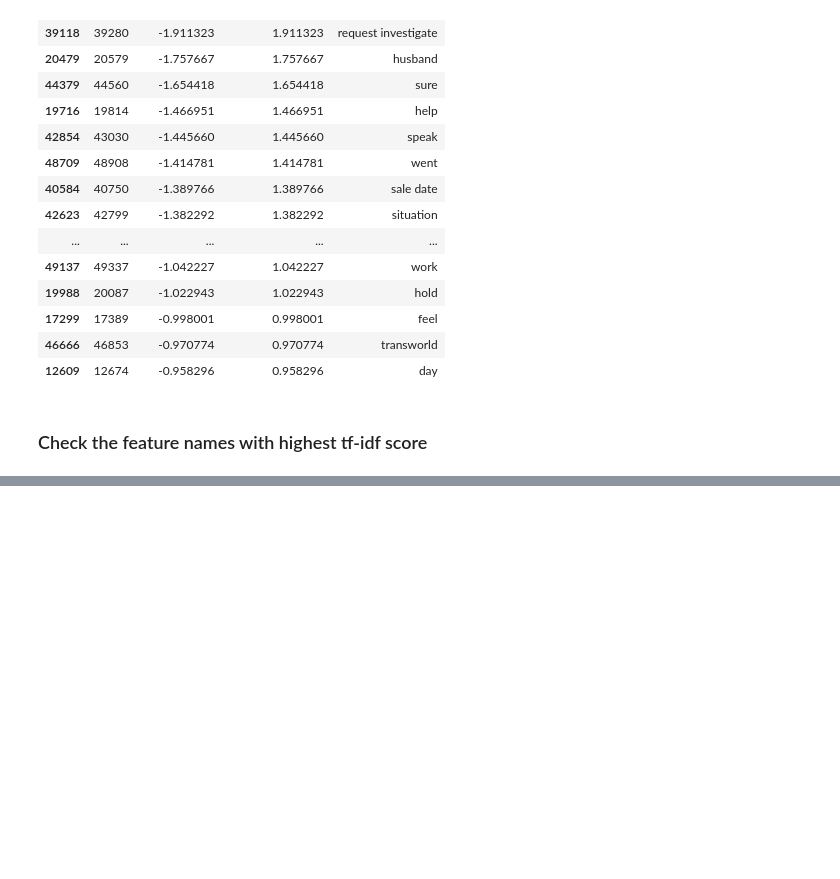
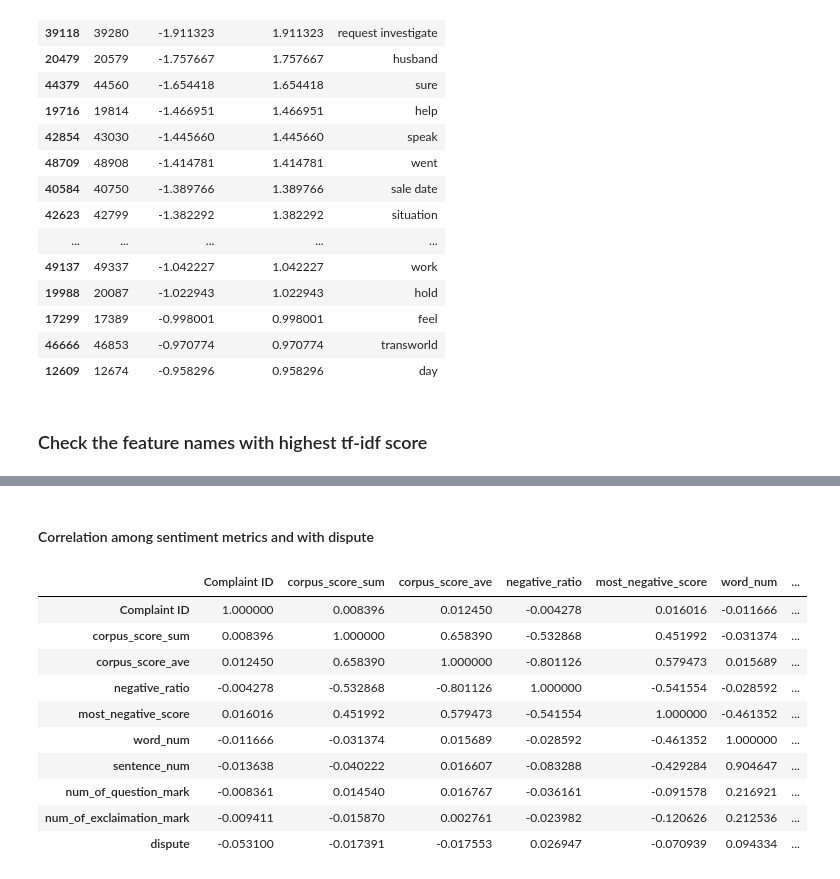
Before and after one commit to haolin-ds/ComplaintsAnalysis, a Jupyter notebook: model_analysis.ipynb, the cells around one changed output, grey strips where cells are left out. Cells and saved outputs as stored; diff of their text form; code cells hidden in the pictures; blank space fills up the shorter version.

```diff
--- a/model_analysis.ipynb
+++ b/model_analysis.ipynb
@@ -129,0 +248,16 @@ complaints = pd.read_csv("Complaint")
+# %% [markdown]
+#### Correlation among sentiment metrics and with dispute
+# %%
+sentiment_metrics.corr()
+# %% [output]
+|  | Complaint ID | corpus_score_sum | corpus_score_ave | negative_ratio | most_negative_score | word_num | ... |
+| Complaint ID | 1.000000 | 0.008396 | 0.012450 | -0.004278 | 0.016016 | -0.011666 | ... |
+| corpus_score_sum | 0.008396 | 1.000000 | 0.658390 | -0.532868 | 0.451992 | -0.031374 | ... |
+| corpus_score_ave | 0.012450 | 0.658390 | 1.000000 | -0.801126 | 0.579473 | 0.015689 | ... |
+| negative_ratio | -0.004278 | -0.532868 | -0.801126 | 1.000000 | -0.541554 | -0.028592 | ... |
+| most_negative_score | 0.016016 | 0.451992 | 0.579473 | -0.541554 | 1.000000 | -0.461352 | ... |
+| word_num | -0.011666 | -0.031374 | 0.015689 | -0.028592 | -0.461352 | 1.000000 | ... |
+| sentence_num | -0.013638 | -0.040222 | 0.016607 | -0.083288 | -0.429284 | 0.904647 | ... |
+| num_of_question_mark | -0.008361 | 0.014540 | 0.016767 | -0.036161 | -0.091578 | 0.216921 | ... |
+| num_of_exclaimation_mark | -0.009411 | -0.015870 | 0.002761 | -0.023982 | -0.120626 | 0.212536 | ... |
+| dispute | -0.053100 | -0.017391 | -0.017553 | 0.026947 | -0.070939 | 0.094334 | ... |
```
Also changed, not shown: parts of 18 cells of this notebook, 12 other files.
